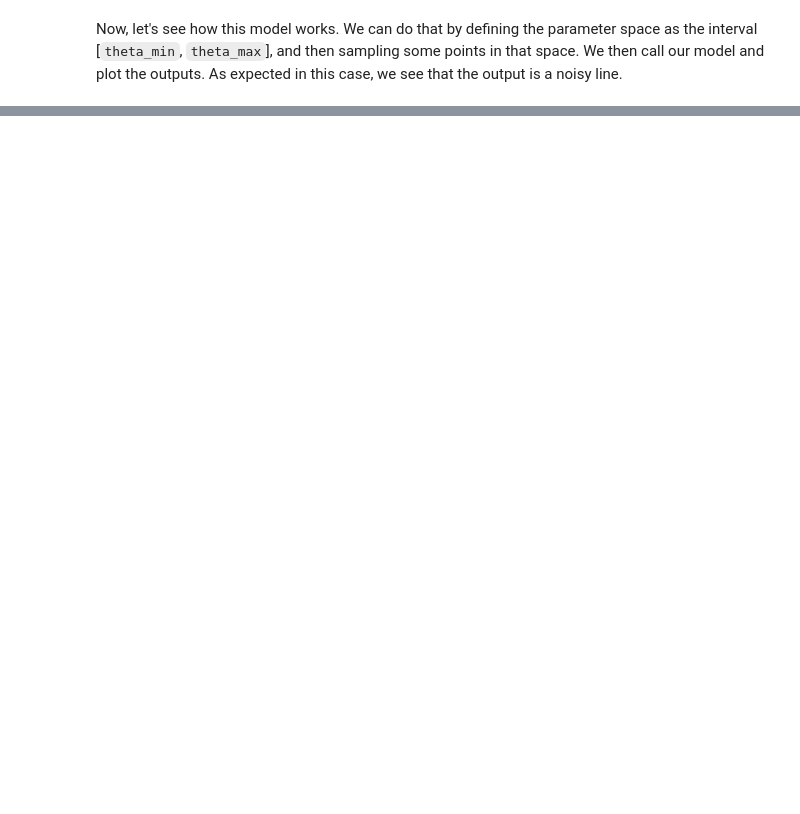
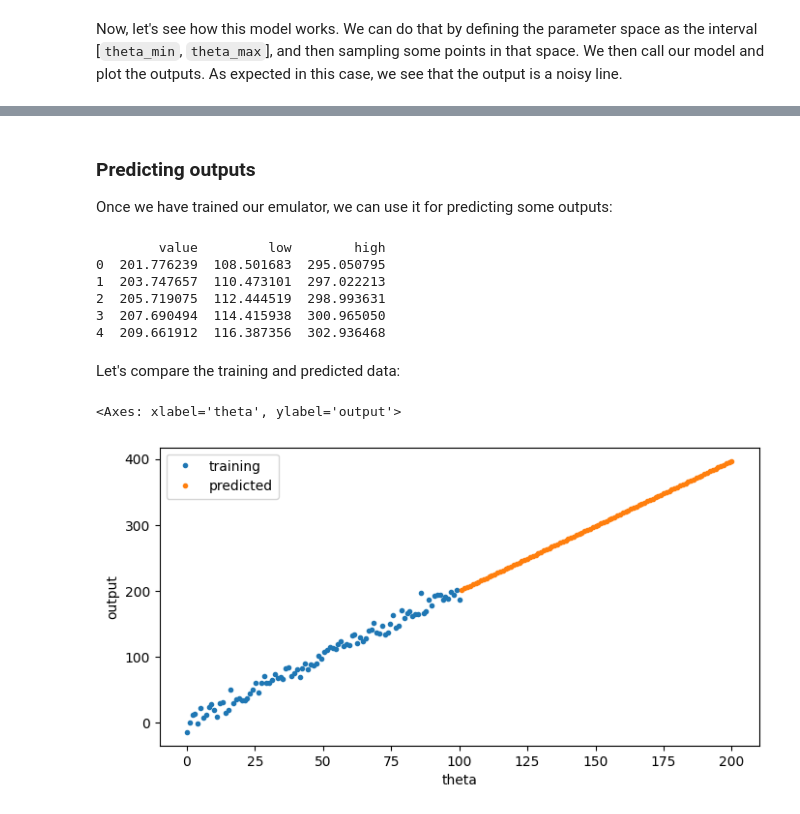
Before and after one commit to InstituteforDiseaseModeling/historymatching, a Jupyter notebook: examples/using_emulators.ipynb, the cells around one changed output, grey strips where cells are left out. Saved outputs shown, nothing was run; the diff lists cells and outputs as text; code cells hidden in the pictures; blank space fills up the shorter version.

```diff
--- a/examples/using_emulators.ipynb
+++ b/examples/using_emulators.ipynb
@@ -71,0 +77,3 @@ We can train our emulator by instantiating it with some input data (such as the
+# %%
+linear_emulator = emulators.LinearModel(x, y)
+linear_emulator.train()
@@ -71,0 +98,30 @@ We can train our emulator by instantiating it with some input data (such as the
+# %% [markdown]
+### Predicting outputs
+
+Once we have trained our emulator, we can use it for predicting some outputs:
+# %%
+x_predict = pd.DataFrame( { 'theta' : np.linspace( theta_max+1, 2*theta_max, n ) } )
+y_predict = linear_emulator.predict( x_predict )
+print( y_predict.head() )
+# %% [output]
+        value         low        high
+0  201.776239  108.501683  295.050795
+1  203.747657  110.473101  297.022213
+2  205.719075  112.444519  298.993631
+3  207.690494  114.415938  300.965050
+4  209.661912  116.387356  302.936468
+# %% [markdown]
+Let's compare the training and predicted data:
+# %%
+fig_pred, ax_pred = plt.subplots(1, 1, figsize=(8,4) )
+xy = pd.DataFrame( { 'theta'    : x['theta'].values ,
+                     'training' : y['out'].values
+                    } )
+xy = pd.concat( [ xy, pd.DataFrame( { 'theta' : x_predict['theta'].values,
+                                      'predicted' : y_predict['value'].values
+                                     } )
+                 ], ignore_index=True )
+xy.plot(x='theta', style='.', ylabel='output', ax=ax_pred )
+# %% [output]
+<Axes: xlabel='theta', ylabel='output'>
+[figure, added]
```
Also changed, not shown: parts of 19 cells of this notebook, 1 other file.
